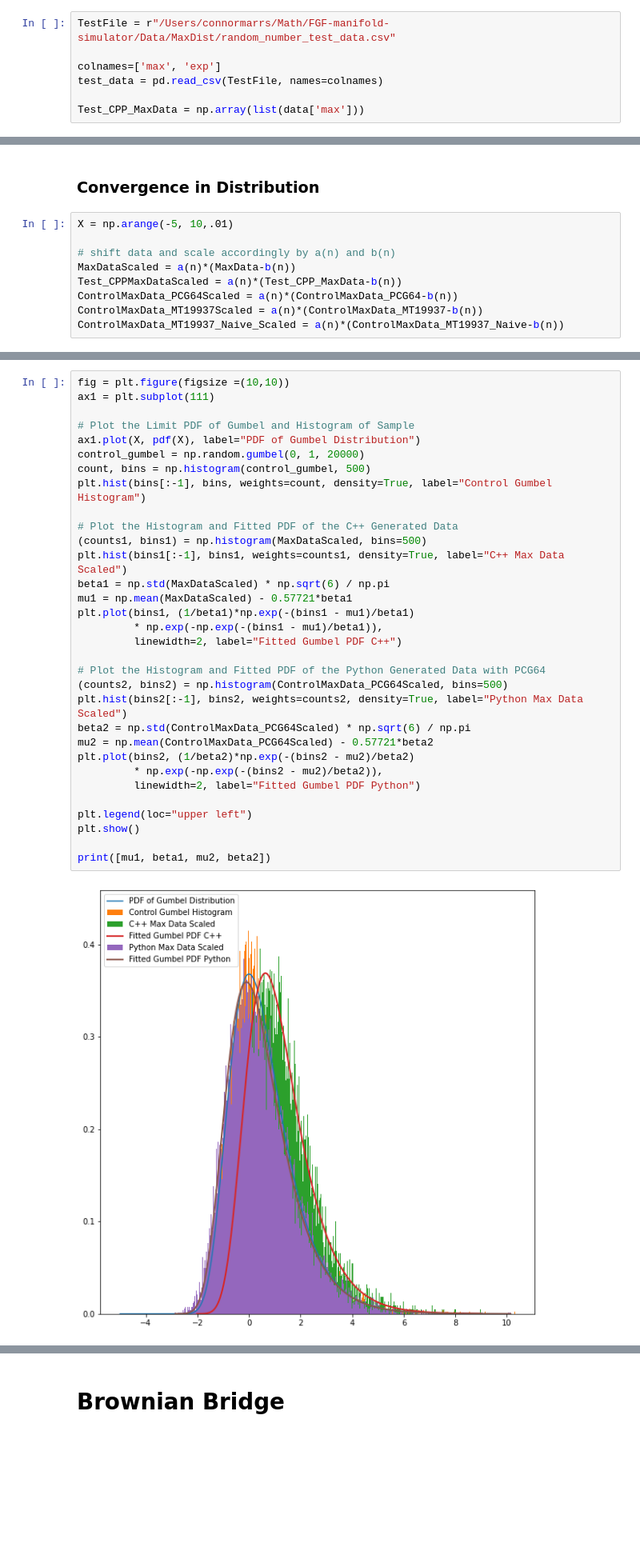
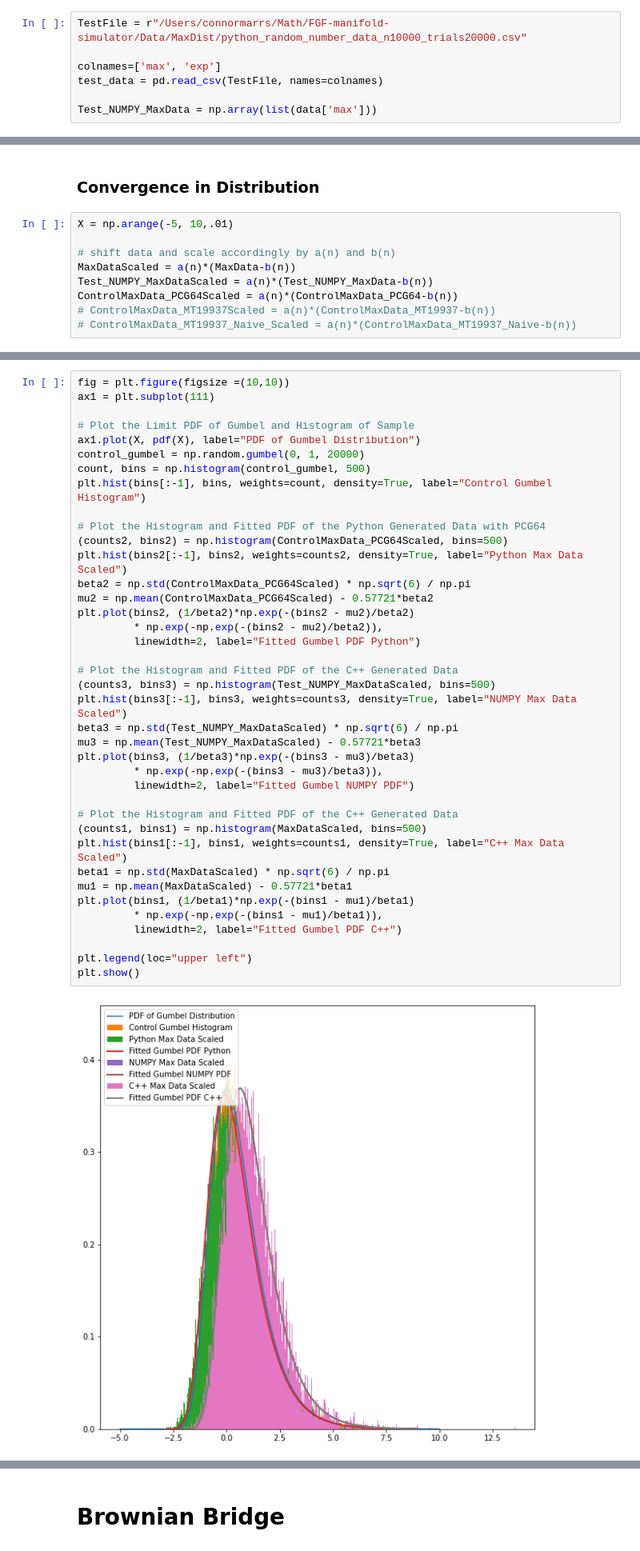
Before and after one commit to connormarrs/FGF-manifold-simulator, a Jupyter notebook: validation-tests.ipynb, the cells around one changed output, grey strips where cells are left out. Shown at 80% size. Cells and saved outputs as stored; diff of their text form; blank space fills up the shorter version.

Commit message:
Tested DFGF_S1. Noted that random variables have too much correlation. Refactoring to generate data in advance using jupyter, which passes statistical tests.

```diff
--- a/validation-tests.ipynb
+++ b/validation-tests.ipynb
@@ -30,12 +30,12 @@ data = pd.read_csv(File, names=colnames)
 MaxData = np.array(list(data['max']))
 # M = data['exp'][0]
 # %%
-TestFile = r"/Users/connormarrs/Math/FGF-manifold-simulator/Data/MaxDist/random_number_test_data.csv"
+TestFile = r"/Users/connormarrs/Math/FGF-manifold-simulator/Data/MaxDist/python_random_number_data_n10000_trials20000.csv"
 
 colnames=['max', 'exp']
 test_data = pd.read_csv(TestFile, names=colnames)
 
-Test_CPP_MaxData = np.array(list(data['max']))
+Test_NUMPY_MaxData = np.array(list(data['max']))
 # %% [markdown]
 ### Regression
 # %%
@@ -105,7 +105,7 @@ X = np.arange(-5, 10,.01)
 
 # shift data and scale accordingly by a(n) and b(n)
 MaxDataScaled = a(n)*(MaxData-b(n))
-Test_CPPMaxDataScaled = a(n)*(Test_CPP_MaxData-b(n))
+Test_NUMPY_MaxDataScaled = a(n)*(Test_NUMPY_MaxData-b(n))
 ControlMaxData_PCG64Scaled = a(n)*(ControlMaxData_PCG64-b(n))
-ControlMaxData_MT19937Scaled = a(n)*(ControlMaxData_MT19937-b(n))
-ControlMaxData_MT19937_Naive_Scaled = a(n)*(ControlMaxData_MT19937_Naive-b(n))
+# ControlMaxData_MT19937Scaled = a(n)*(ControlMaxData_MT19937-b(n))
+# ControlMaxData_MT19937_Naive_Scaled = a(n)*(ControlMaxData_MT19937_Naive-b(n))
@@ -163,34 +156,41 @@ print([mu1, beta1, mu2, beta2])
 # %%
 fig = plt.figure(figsize =(10,10))
 ax1 = plt.subplot(111)
 
 # Plot the Limit PDF of Gumbel and Histogram of Sample
 ax1.plot(X, pdf(X), label="PDF of Gumbel Distribution")
 control_gumbel = np.random.gumbel(0, 1, 20000)
 count, bins = np.histogram(control_gumbel, 500)
 plt.hist(bins[:-1], bins, weights=count, density=True, label="Control Gumbel Histogram")
 
+# Plot the Histogram and Fitted PDF of the Python Generated Data with PCG64
+(counts2, bins2) = np.histogram(ControlMaxData_PCG64Scaled, bins=500)
+plt.hist(bins2[:-1], bins2, weights=counts2, density=True, label="Python Max Data Scaled")
+beta2 = np.std(ControlMaxData_PCG64Scaled) * np.sqrt(6) / np.pi
+mu2 = np.mean(ControlMaxData_PCG64Scaled) - 0.57721*beta2
+plt.plot(bins2, (1/beta2)*np.exp(-(bins2 - mu2)/beta2)
+         * np.exp(-np.exp(-(bins2 - mu2)/beta2)),
+         linewidth=2, label="Fitted Gumbel PDF Python")
+
+# Plot the Histogram and Fitted PDF of the C++ Generated Data
+(counts3, bins3) = np.histogram(Test_NUMPY_MaxDataScaled, bins=500)
+plt.hist(bins3[:-1], bins3, weights=counts3, density=True, label="NUMPY Max Data Scaled")
+beta3 = np.std(Test_NUMPY_MaxDataScaled) * np.sqrt(6) / np.pi
+mu3 = np.mean(Test_NUMPY_MaxDataScaled) - 0.57721*beta3
+plt.plot(bins3, (1/beta3)*np.exp(-(bins3 - mu3)/beta3)
+         * np.exp(-np.exp(-(bins3 - mu3)/beta3)),
+         linewidth=2, label="Fitted Gumbel NUMPY PDF")
+
 # Plot the Histogram and Fitted PDF of the C++ Generated Data
 (counts1, bins1) = np.histogram(MaxDataScaled, bins=500)
 plt.hist(bins1[:-1], bins1, weights=counts1, density=True, label="C++ Max Data Scaled")
 beta1 = np.std(MaxDataScaled) * np.sqrt(6) / np.pi
 mu1 = np.mean(MaxDataScaled) - 0.57721*beta1
 plt.plot(bins1, (1/beta1)*np.exp(-(bins1 - mu1)/beta1)
          * np.exp(-np.exp(-(bins1 - mu1)/beta1)),
          linewidth=2, label="Fitted Gumbel PDF C++")
 
-# Plot the Histogram and Fitted PDF of the Python Generated Data with PCG64
-(counts2, bins2) = np.histogram(ControlMaxData_PCG64Scaled, bins=500)
-plt.hist(bins2[:-1], bins2, weights=counts2, density=True, label="Python Max Data Scaled")
-beta2 = np.std(ControlMaxData_PCG64Scaled) * np.sqrt(6) / np.pi
-mu2 = np.mean(ControlMaxData_PCG64Scaled) - 0.57721*beta2
-plt.plot(bins2, (1/beta2)*np.exp(-(bins2 - mu2)/beta2)
-         * np.exp(-np.exp(-(bins2 - mu2)/beta2)),
-         linewidth=2, label="Fitted Gumbel PDF Python")
-
 plt.legend(loc="upper left")
 plt.show()
-
-print([mu1, beta1, mu2, beta2])
 # %% [output]
-[figure, old version]
+[figure, new version]
```
Also changed, not shown: parts of 3 cells of this notebook, 2 other files.
